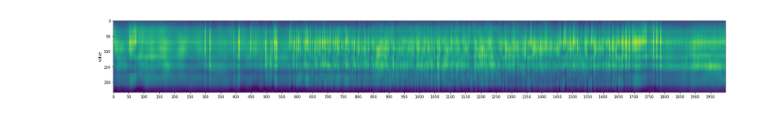
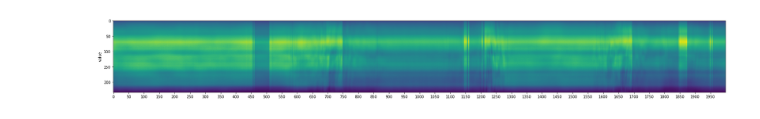
Before and after one commit to luis-fernando-r/activity, a Jupyter notebook: test_class.ipynb, the cells around one changed output. Drawn from its saved outputs; the diff is of its cells as text; code cells hidden in the pictures.

```diff
--- a/test_class.ipynb
+++ b/test_class.ipynb
@@ -98,37 +98,37 @@ def window(dataFrame, n):
 
 if __name__ == '__main__':
     #csi = pd.DataFrame(read_csi('files/msi_iperf_clnt.pcap'))
-    csi = pd.DataFrame(read_csi('raw_csi/betty/exercise20.pcap'))
+    csi = pd.DataFrame(read_csi('raw_csi/betty/sitting20.pcap'))
     #csi2 = pd.DataFrame(read_csi('/content/drive/MyDrive/activity/amber/a_human02.pcap'))
     #csi = pd.concat([csi, csi2], axis=0)
     # 80 MHz
     nullsubcarriers  = np.array([x+128 for x in [-128, -127, -126, -125, -124, -123, -1, 0, 1, 123, 124, 125, 126, 127]])
     pilotsubcarriers = np.array([x+128 for x in [-103, -75, -39, -11, 11, 39, 75, 103]])
 
     csi = csi.drop(columns=nullsubcarriers)
     csi = csi.drop(columns=pilotsubcarriers)
     indexs = csi.index
 
     # adding windows for smoothing data
     windows = [5, 7, 9]
 
     #for i in windows:
      # windowed = window(csi, i)
       #csi = pd.concat([csi, windowed], axis=1)
 
     # Deleting rows with NaN values
     csi.dropna(inplace=True)
 
     # I have not tested this on 80 MHz data yet. It should work, but I can't guarantee it.
     cc = csi.to_numpy()
 
     plt.figure(figsize=(30, 30))
     plt.imshow(np.transpose(cc))
     plt.ylabel('value')
     plt.xticks(np.arange(min(indexs), max(indexs)+1, 50))
     plt.show()
     normalized = preprocessing.normalize(cc)
 # %% [output]
-[figure, old version]
+[figure, new version]
 # %%
 #
```
Also changed, not shown: 1 other file.
